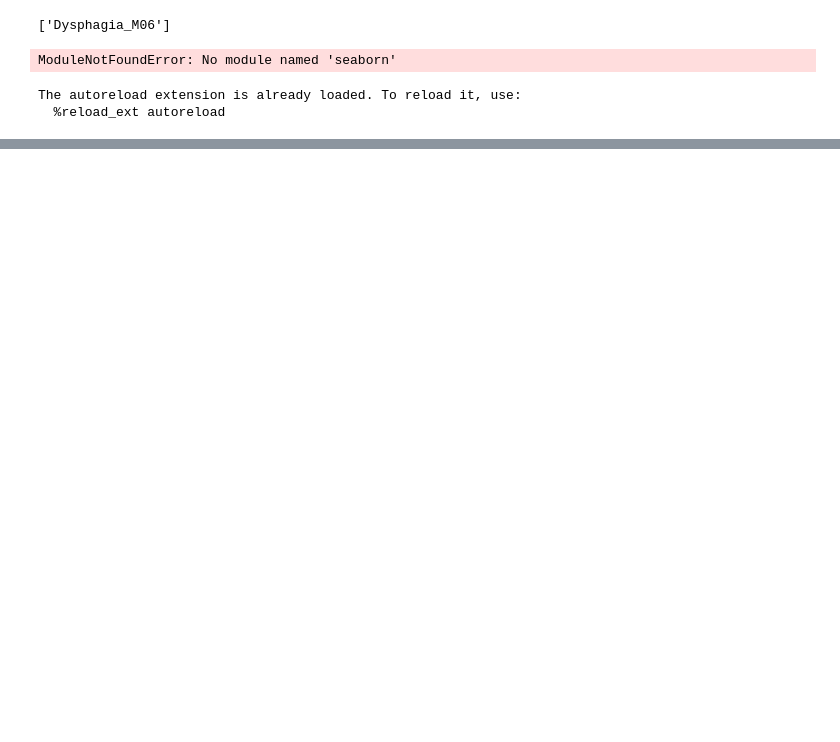
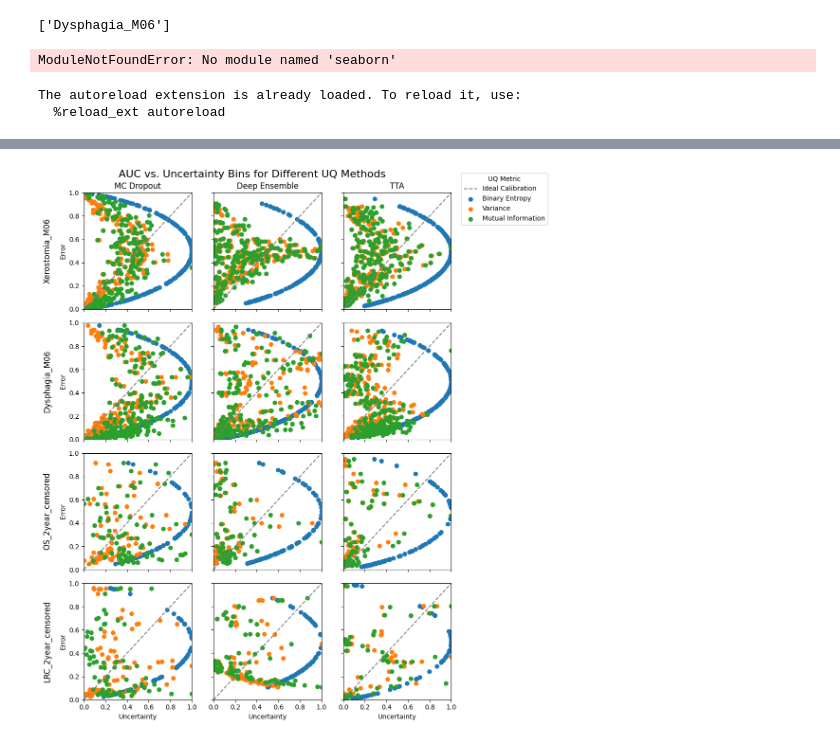
Before and after one commit to DLinRadiotherapyUMCG/PR3DICTR, a Jupyter notebook: metrics_testing.ipynb, the cells around one changed output, grey strips where cells are left out. Cells and saved outputs as stored; diff of their text form; code cells hidden in the pictures; blank space fills up the shorter version.

```diff
--- a/metrics_testing.ipynb
+++ b/metrics_testing.ipynb
@@ -410,0 +431,77 @@ Warning: No data for endpoint 'LRC_2year_censored' and UQ method 'Deep Ensemble'
+# %%
+from src.evaluation.metrics.classification import accuracy
+from sklearn.calibration import calibration_curve
+
+fig, axes = plt.subplots(n_endpoints, n_methods, figsize=(3 * n_methods, 3 * n_endpoints), sharey=True, sharex=True)
+
+for row_idx, endpoint in enumerate(endpoint_list):
+    for col_idx, UQ_method_name in enumerate(UQ_methods_list):
+
+        # Robustly get the correct axis for any shape of axes
+        if n_endpoints == 1 and n_methods == 1:
+            ax = axes
+        elif n_endpoints == 1:
+            ax = axes[col_idx]
+        elif n_methods == 1:
+            ax = axes[row_idx]
+        else:
+            ax = axes[row_idx, col_idx]
+
+        # plot the ideal line here
+        ax.plot([0, 1], [0, 1], linestyle='--', color='gray', label='Ideal Calibration')
+        ax.set_xlim(0, 1)
+        ax.set_ylim(0, 1)
+
+        try:
+            df_UQ_temp = UQ_RESULTS_DICT[endpoint][UQ_method_name]
+        except KeyError:
+            print(f"Warning: No data for endpoint '{endpoint}' and UQ method '{UQ_method_name}'. Skipping this plot.")
+            continue
+
+
+        if ENDPOINT_TYPES[endpoint] == "Binary":
+            df_UQ_no_missing_labels = df_UQ_temp[df_UQ_temp['True Labels'] != -1]
+            true_labels = df_UQ_no_missing_labels['True Labels'].values
+        else:
+            df_UQ_no_missing_labels = df_UQ_temp[df_UQ_temp['True Label Event'] != -1]
+            # For event-based endpoints, we use the True Label Event and True Months Event
+            true_labels = df_UQ_no_missing_labels[['True Label Event', 'True Months Event']].values
+
+        mean_preds = df_UQ_no_missing_labels['Mean Prediction'].values
+
+        N_bins = 5  # Number of bins for uncertainty metric
+
+        for UQ_metric_name in UQ_metrics_list:
+            UQ_metric = df_UQ_no_missing_labels[UQ_metric_name].values
+            # Normalize the UQ metric to [0, 1] using min-max normalization
+
+            if UQ_metric_name == "Binary Entropy":
+                UQ_metric_norm = UQ_metric  # binary entropy is already in [0, 1]
+            else:
+                UQ_metric_norm = (UQ_metric - np.min(UQ_metric)) / (np.max(UQ_metric) - np.min(UQ_metric)) # min-max normalization
+                #UQ_metric_norm = UQ_metric
+
+            error = abs(mean_preds - true_labels)
+
+            ax.scatter(UQ_metric_norm, error, marker='o', label=UQ_metric_name)
+
+
+        if row_idx == 0:
+            ax.set_title(UQ_method_name)
+        if row_idx == n_endpoints - 1:
+            ax.set_xlabel("Uncertainty")
+
+        if row_idx == 0 and col_idx == 0:
+            fig.legend(title="UQ Metric", loc='upper right', bbox_to_anchor=(1.2, 0.98))
+
+        # Annotate the endpoint name to the left of each row
+        if col_idx == 0:
+            ax.set_ylabel("Error")
+            ax.annotate(endpoint, xy=(-0.3, 0.5), xycoords='axes fraction',
+                        ha='right', va='center', fontsize=12, rotation=90)
+
+plt.suptitle("AUC vs. Uncertainty Bins for Different UQ Methods", fontsize=16)
+plt.tight_layout()
+plt.show()
+# %% [output]
+[figure, added]
```
Also changed, not shown: parts of 4 cells of this notebook, 11 other files.
